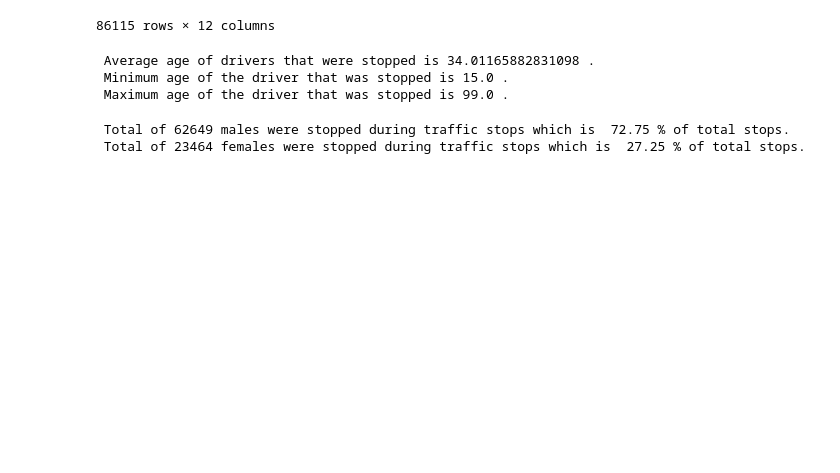
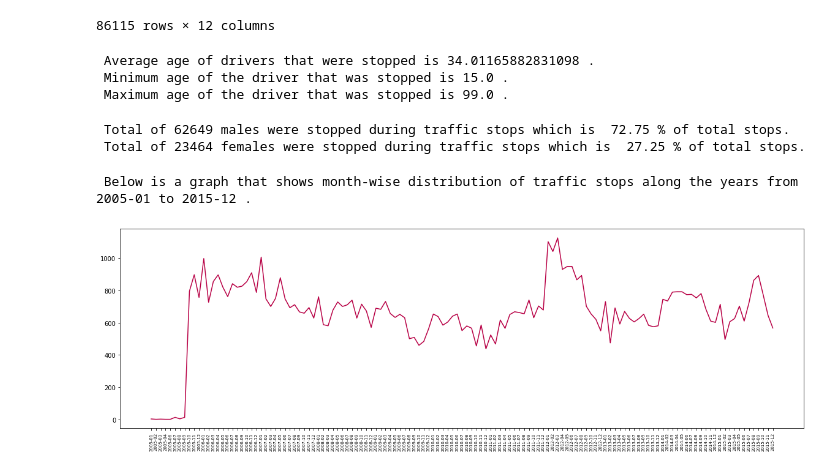
Before and after one commit to crickmj/Python_begins, a Jupyter notebook: for Practice/DataScienceBook_DS/[예제] kaggle 연습.ipynb, the cells around one changed output. Cells and saved outputs as stored; diff of their text form; code cells hidden in the pictures; blank space fills up the shorter version.

```diff
--- a/for Practice/DataScienceBook_DS/[예제] kaggle 연습.ipynb
+++ b/for Practice/DataScienceBook_DS/[예제] kaggle 연습.ipynb
@@ -232,3 +232,17 @@ print('\033[1m','Total of', cln_df['driver_gender'].value_counts()[1],'females w
 # %% [output]
  Total of 62649 males were stopped during traffic stops which is  72.75 % of total stops.
  Total of 23464 females were stopped during traffic stops which is  27.25 % of total stops.
+# %%
+cln_df['month_year'] = cln_df['stop_date'].apply(lambda x: x.strftime('%Y-%m'))
+# %%
+df_trend = pd.DataFrame(cln_df.groupby('month_year').count().reset_index())
+# %%
+import matplotlib.pyplot as plt
+plt.figure(figsize=(20,6))
+plt.plot(df_trend['month_year'],df_trend['driver_age'], color='#b80045')
+plt.xticks(rotation='vertical', size=7)
+print('\033[1m','Below is a graph that shows month-wise distribution of traffic stops along the years from',cln_df['month_year'].min(),"to",cln_df['month_year'].max(),'.','\033[0m')
+plt.show()
+# %% [output]
+ Below is a graph that shows month-wise distribution of traffic stops along the years from 2005-01 to 2015-12 .
+[figure, added]
```
